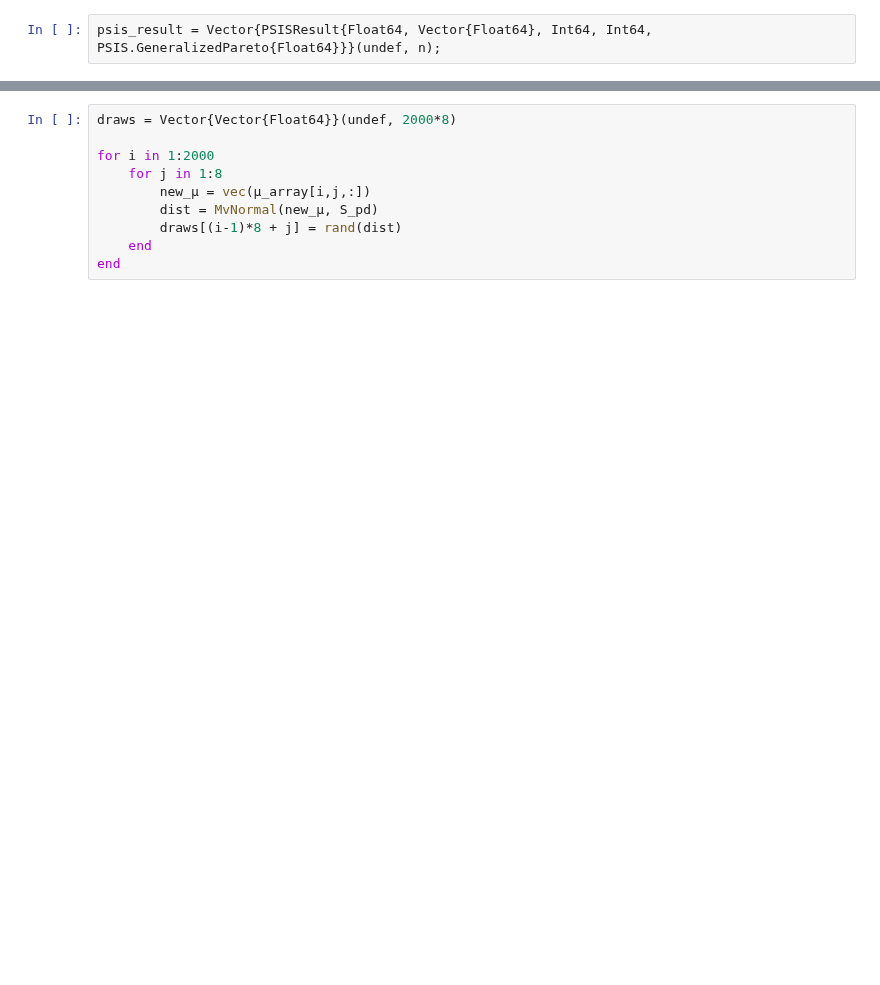
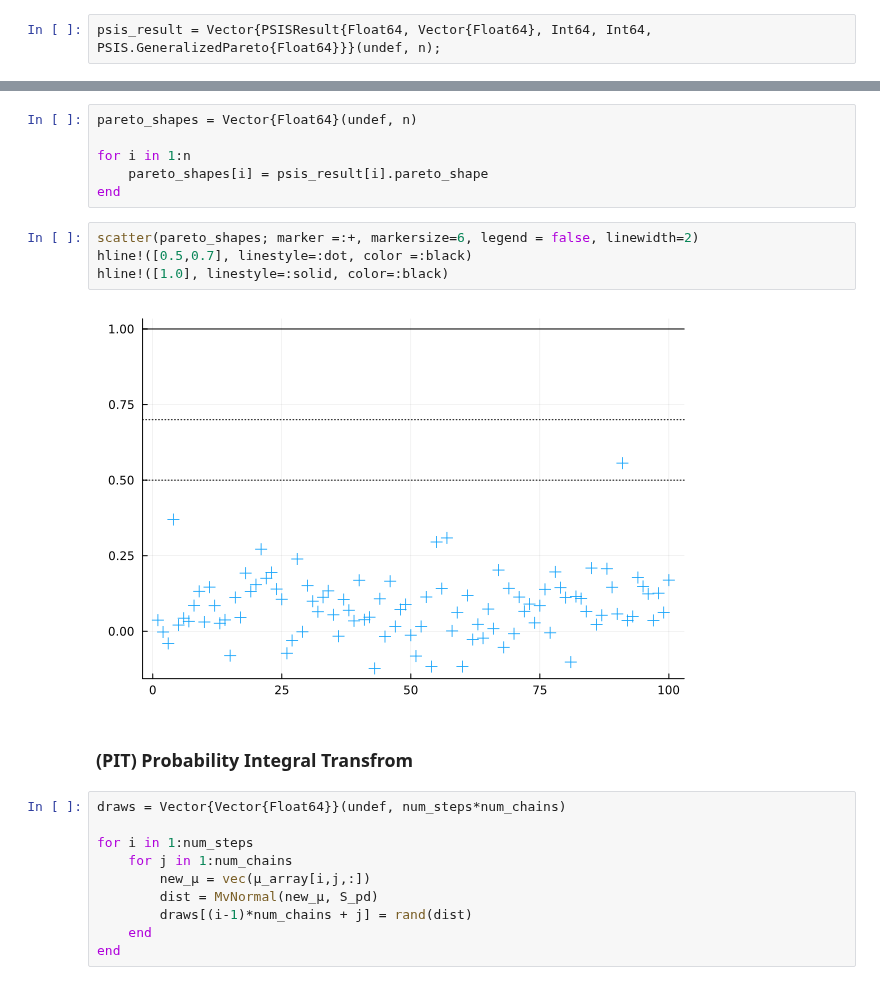
Before and after one commit to e34smith/LOO_PIT_Manual, a Jupyter notebook: Capse_Planck/Ethan_Manual.ipynb, the cells around one changed output, grey strips where cells are left out. Cells and saved outputs as stored; diff of their text form; blank space fills up the shorter version.

```diff
--- a/Capse_Planck/Ethan_Manual.ipynb
+++ b/Capse_Planck/Ethan_Manual.ipynb
@@ -271,11 +358,25 @@ end
+# %%
+pareto_shapes = Vector{Float64}(undef, n)
+
+for i in 1:n
+    pareto_shapes[i] = psis_result[i].pareto_shape
+end
+# %%
+scatter(pareto_shapes; marker =:+, markersize=6, legend = false, linewidth=2)
+hline!([0.5,0.7], linestyle=:dot, color =:black)
+hline!([1.0], linestyle=:solid, color=:black)
+# %% [output]
+[figure, added]
+# %% [markdown]
+### (PIT) Probability Integral Transfrom
 # %%
-draws = Vector{Vector{Float64}}(undef, 2000*8)
+draws = Vector{Vector{Float64}}(undef, num_steps*num_chains)
 
-for i in 1:2000
-    for j in 1:8
+for i in 1:num_steps
+    for j in 1:num_chains
         new_µ = vec(µ_array[i,j,:])
         dist = MvNormal(new_µ, S_pd)
-        draws[(i-1)*8 + j] = rand(dist)
+        draws[(i-1)*num_chains + j] = rand(dist)
     end
 end
 # %%
```
Also changed, not shown: parts of 27 cells of this notebook, 2 other files.
